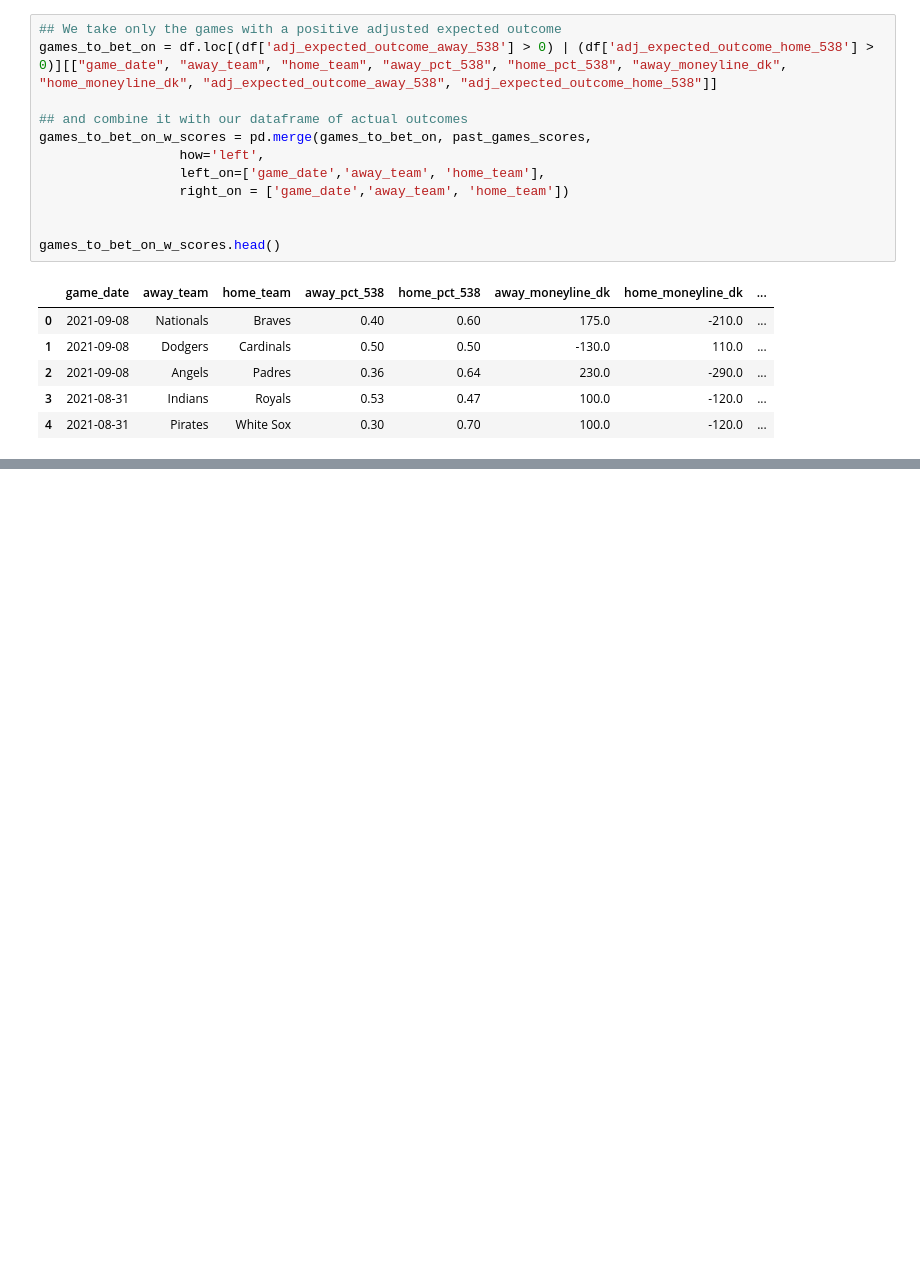
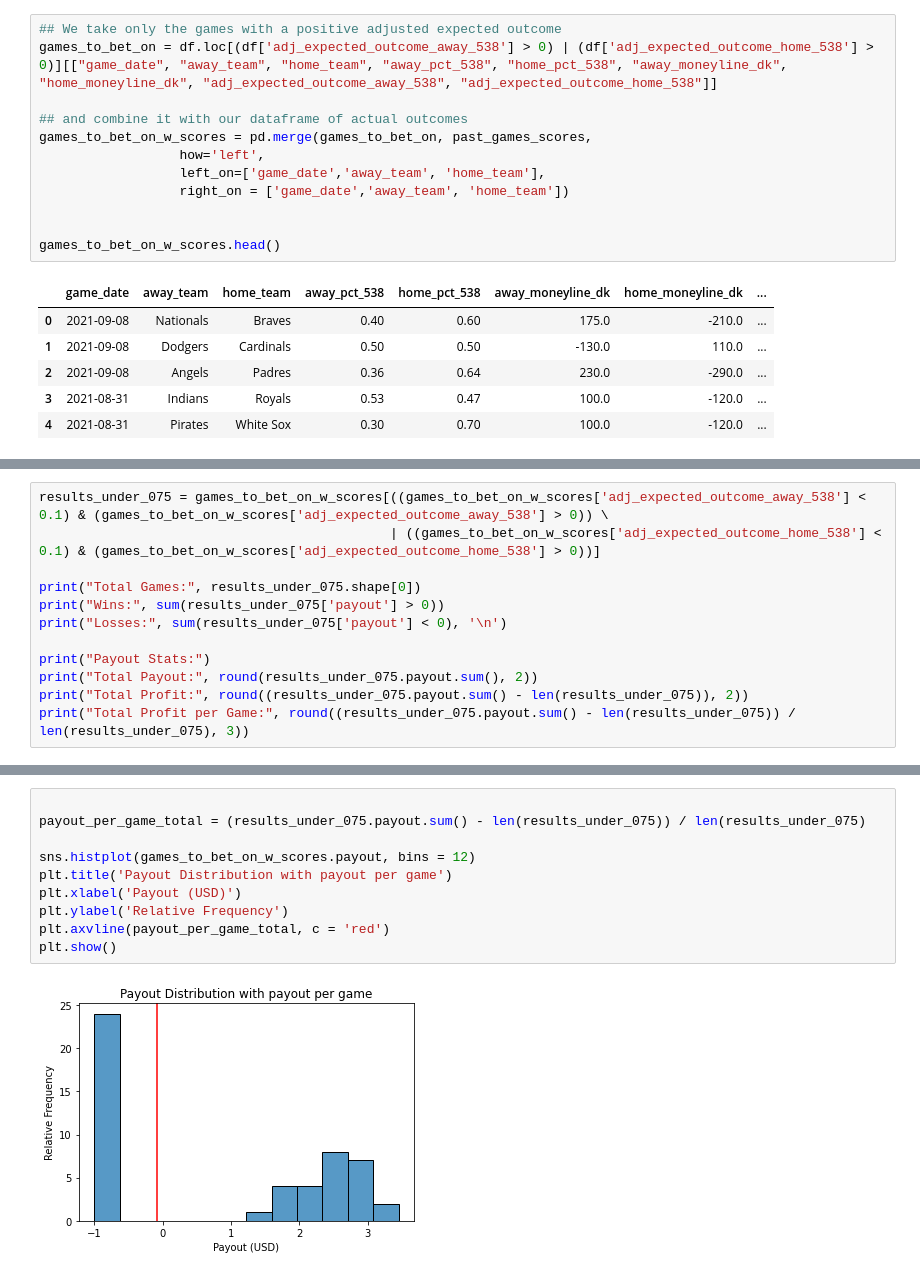
Before and after one commit to aarbisman/leveraging_538_for_betting, a Jupyter notebook: backtest.ipynb, the cells around one changed output, grey strips where cells are left out. Saved outputs shown, nothing was run; the diff lists cells and outputs as text; blank space fills up the shorter version.

```diff
--- a/backtest.ipynb
+++ b/backtest.ipynb
@@ -322,0 +446,12 @@ Total Profit per Game: 0.3545
+# %%
+results_under_075 = games_to_bet_on_w_scores[((games_to_bet_on_w_scores['adj_expected_outcome_away_538'] < 0.1) & (games_to_bet_on_w_scores['adj_expected_outcome_away_538'] > 0)) \
+                                             | ((games_to_bet_on_w_scores['adj_expected_outcome_home_538'] < 0.1) & (games_to_bet_on_w_scores['adj_expected_outcome_home_538'] > 0))]
+
+print("Total Games:", results_under_075.shape[0])
+print("Wins:", sum(results_under_075['payout'] > 0))
+print("Losses:", sum(results_under_075['payout'] < 0), '\n')
+
+print("Payout Stats:")
+print("Total Payout:", round(results_under_075.payout.sum(), 2))
+print("Total Profit:", round((results_under_075.payout.sum() - len(results_under_075)), 2))
+print("Total Profit per Game:", round((results_under_075.payout.sum() - len(results_under_075)) / len(results_under_075), 3))
@@ -322,0 +467,12 @@ Total Profit per Game: 0.3545
+# %%
+
+payout_per_game_total = (results_under_075.payout.sum() - len(results_under_075)) / len(results_under_075)
+
+sns.histplot(games_to_bet_on_w_scores.payout, bins = 12)
+plt.title('Payout Distribution with payout per game')
+plt.xlabel('Payout (USD)')
+plt.ylabel('Relative Frequency')
+plt.axvline(payout_per_game_total, c = 'red')
+plt.show()
+# %% [output]
+[figure, added]
```
Also changed, not shown: parts of 20 cells of this notebook.
